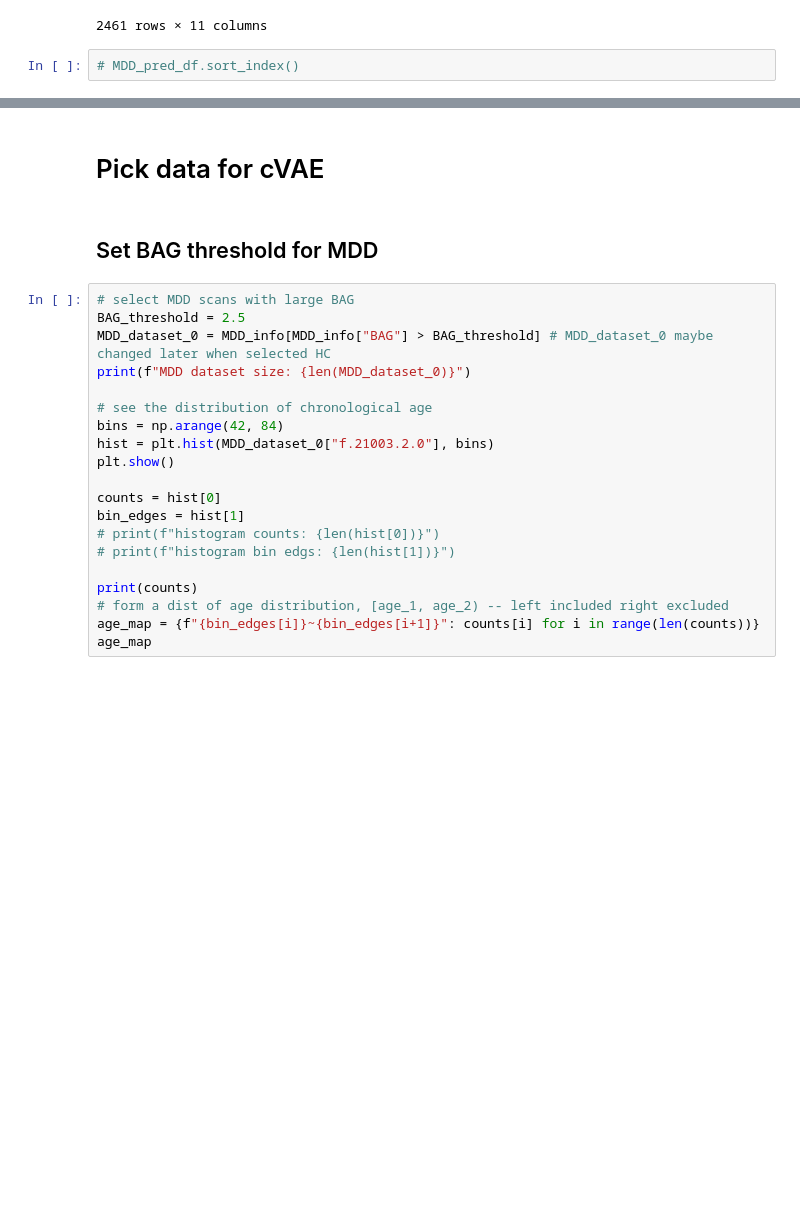
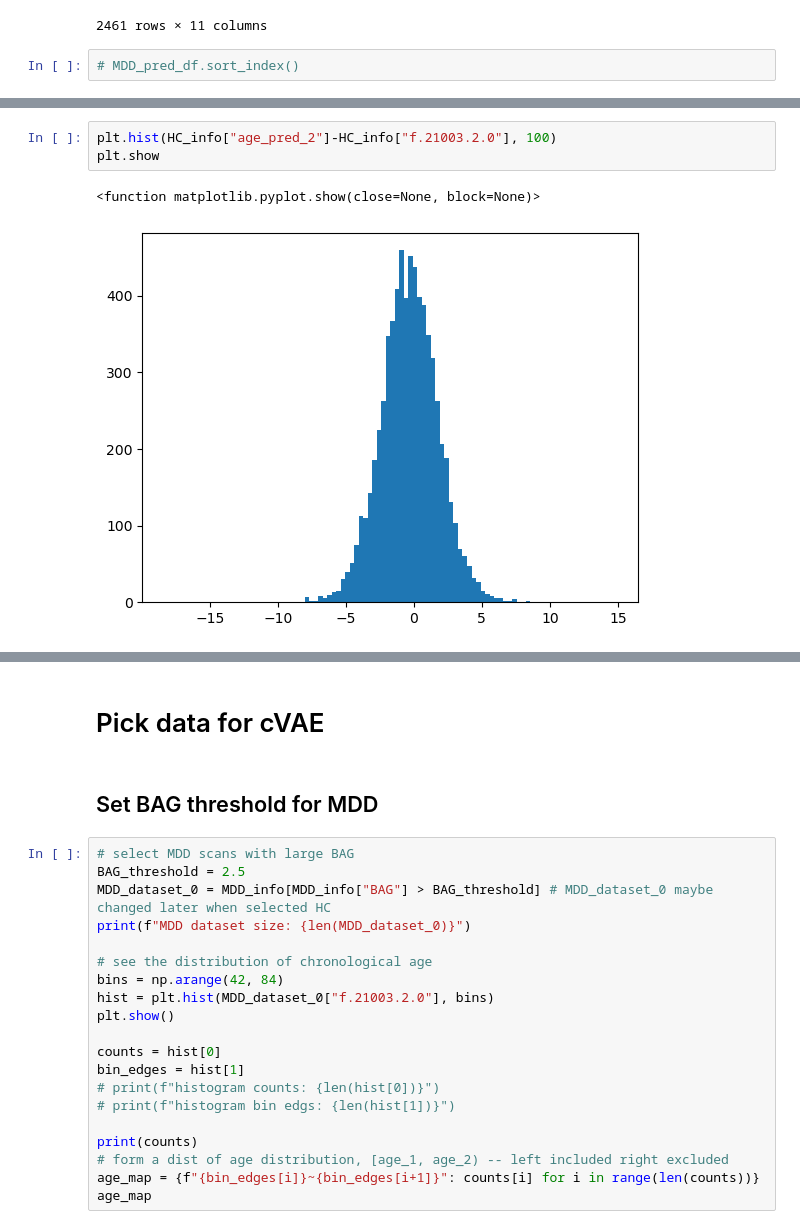
Before and after one commit to Arnoldzyf/ConGele_MSc, a Jupyter notebook: Inference_brain_age.ipynb, the cells around one changed output, grey strips where cells are left out. Cells and saved outputs as stored; diff of their text form; blank space fills up the shorter version.

```diff
--- a/Inference_brain_age.ipynb
+++ b/Inference_brain_age.ipynb
@@ -799,0 +947,6 @@ MDD_info
+# %%
+plt.hist(HC_info["age_pred_2"]-HC_info["f.21003.2.0"], 100)
+plt.show
+# %% [output]
+<function matplotlib.pyplot.show(close=None, block=None)>
+[figure, added]
```
Also changed, not shown: parts of 25 cells of this notebook.
